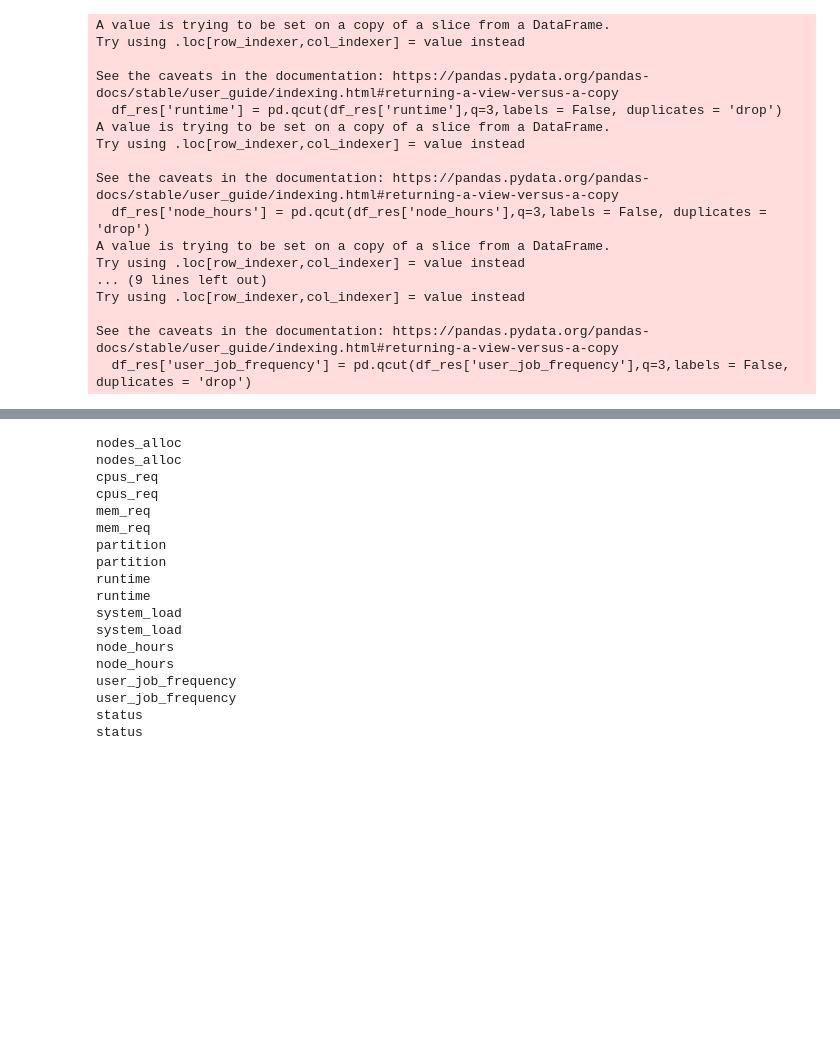
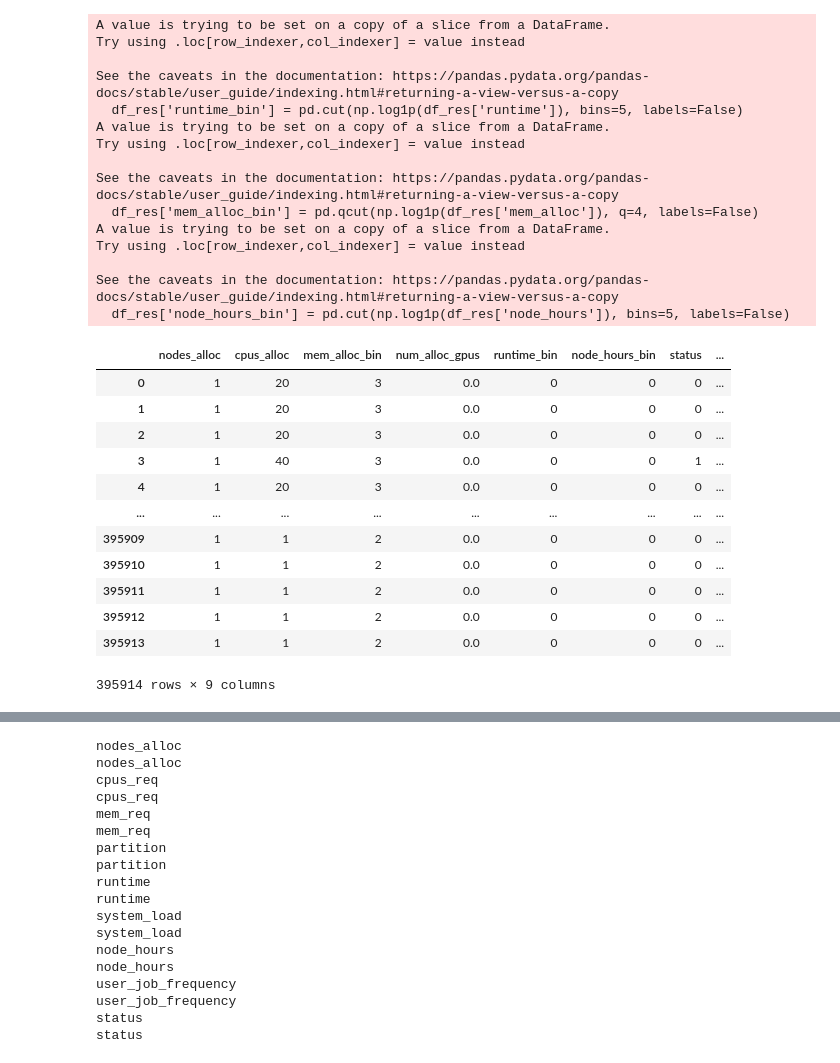
Before and after one commit to armaan10/CS520_Project, a Jupyter notebook: discover.ipynb, the cells around one changed output, grey strips where cells are left out. Drawn from its saved outputs; the diff is of its cells as text; code cells hidden in the pictures; blank space fills up the shorter version.

```diff
--- a/discover.ipynb
+++ b/discover.ipynb
@@ -100,28 +118,49 @@ See the caveats in the documentation: https://pandas.pydata.org/pandas-docs/stab
 # %%
-#discretize cat vars
-#q value can be changed to fit data better, need to analyze this split a bit more
-df_res['runtime'] = pd.qcut(df_res['runtime'],q=3,labels = False, duplicates = 'drop')
-#df_res['timelimit'] = pd.qcut(df_res['timelimit'],q=4,labels = False, duplicates = 'drop')
-df_res['node_hours'] = pd.qcut(df_res['node_hours'],q=3,labels = False, duplicates = 'drop')
-df_res['mem_req'] = pd.qcut(df_res['mem_req'],q=3,labels = False, duplicates = 'drop')
-df_res['system_load'] = pd.qcut(df_res['system_load'],q=3,labels = False, duplicates = 'drop')
-df_res['user_job_frequency'] = pd.qcut(df_res['user_job_frequency'],q=3,labels = False, duplicates = 'drop')
+df_res['runtime_bin'] = pd.cut(np.log1p(df_res['runtime']), bins=5, labels=False)
+df_res['mem_alloc_bin'] = pd.qcut(np.log1p(df_res['mem_alloc']), q=4, labels=False)
+df_res['node_hours_bin'] = pd.cut(np.log1p(df_res['node_hours']), bins=5, labels=False)
+#df_res['system_load_bin'] = pd.qcut(np.log1p(df_res['system_load']), q=4, labels=False)
+#df_res['user_job_freq_bin'] = pd.qcut(np.log1p(df_res['user_job_frequency']), q=4, labels=False)
 # %% [output]
 A value is trying to be set on a copy of a slice from a DataFrame.
 Try using .loc[row_indexer,col_indexer] = value instead
 
 See the caveats in the documentation: https://pandas.pydata.org/pandas-docs/stable/user_guide/indexing.html#returning-a-view-versus-a-copy
-  df_res['runtime'] = pd.qcut(df_res['runtime'],q=3,labels = False, duplicates = 'drop')
+  df_res['runtime_bin'] = pd.cut(np.log1p(df_res['runtime']), bins=5, labels=False)
 A value is trying to be set on a copy of a slice from a DataFrame.
 Try using .loc[row_indexer,col_indexer] = value instead
 
 See the caveats in the documentation: https://pandas.pydata.org/pandas-docs/stable/user_guide/indexing.html#returning-a-view-versus-a-copy
-  df_res['node_hours'] = pd.qcut(df_res['node_hours'],q=3,labels = False, duplicates = 'drop')
+  df_res['mem_alloc_bin'] = pd.qcut(np.log1p(df_res['mem_alloc']), q=4, labels=False)
 A value is trying to be set on a copy of a slice from a DataFrame.
-Try using .loc[row_indexer,col_indexer] = value instead
-... (9 lines left out)
 Try using .loc[row_indexer,col_indexer] = value instead
 
 See the caveats in the documentation: https://pandas.pydata.org/pandas-docs/stable/user_guide/indexing.html#returning-a-view-versus-a-copy
-  df_res['user_job_frequency'] = pd.qcut(df_res['user_job_frequency'],q=3,labels = False, duplicates = 'drop')
+  df_res['node_hours_bin'] = pd.cut(np.log1p(df_res['node_hours']), bins=5, labels=False)
+# %%
+final_df = df_res[[
+    'nodes_alloc', 'cpus_alloc', 'mem_alloc_bin',
+    # 'partition',
+    'num_alloc_gpus',
+    'runtime_bin',
+    'node_hours_bin',
+     'status',
+     'user_job_frequency',
+     'system_load'
+]]
+final_df
+# %% [output]
+|  | nodes_alloc | cpus_alloc | mem_alloc_bin | num_alloc_gpus | runtime_bin | node_hours_bin | status | ... |
+| 0 | 1 | 20 | 3 | 0.0 | 0 | 0 | 0 | ... |
+| 1 | 1 | 20 | 3 | 0.0 | 0 | 0 | 0 | ... |
+| 2 | 1 | 20 | 3 | 0.0 | 0 | 0 | 0 | ... |
+| 3 | 1 | 40 | 3 | 0.0 | 0 | 0 | 1 | ... |
+| 4 | 1 | 20 | 3 | 0.0 | 0 | 0 | 0 | ... |
+| ... | ... | ... | ... | ... | ... | ... | ... | ... |
+| 395909 | 1 | 1 | 2 | 0.0 | 0 | 0 | 0 | ... |
+| 395910 | 1 | 1 | 2 | 0.0 | 0 | 0 | 0 | ... |
+| 395911 | 1 | 1 | 2 | 0.0 | 0 | 0 | 0 | ... |
+| 395912 | 1 | 1 | 2 | 0.0 | 0 | 0 | 0 | ... |
+| 395913 | 1 | 1 | 2 | 0.0 | 0 | 0 | 0 | ... |
+395914 rows × 9 columns
 # %%
```
Also changed, not shown: parts of 37 cells of this notebook, 1 other file.
